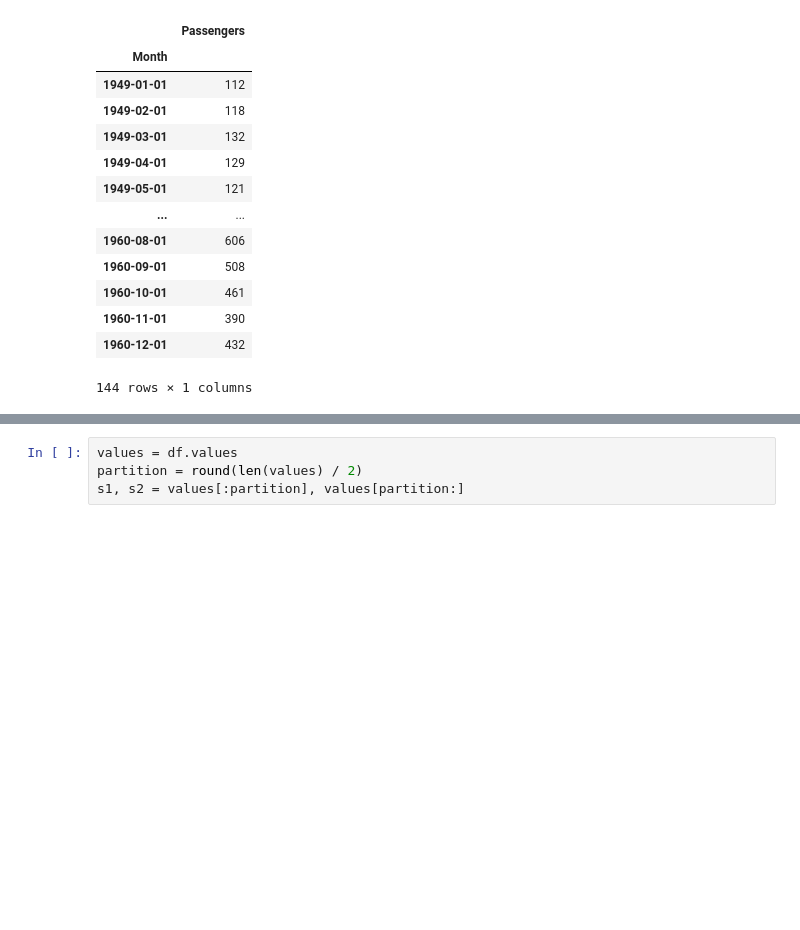
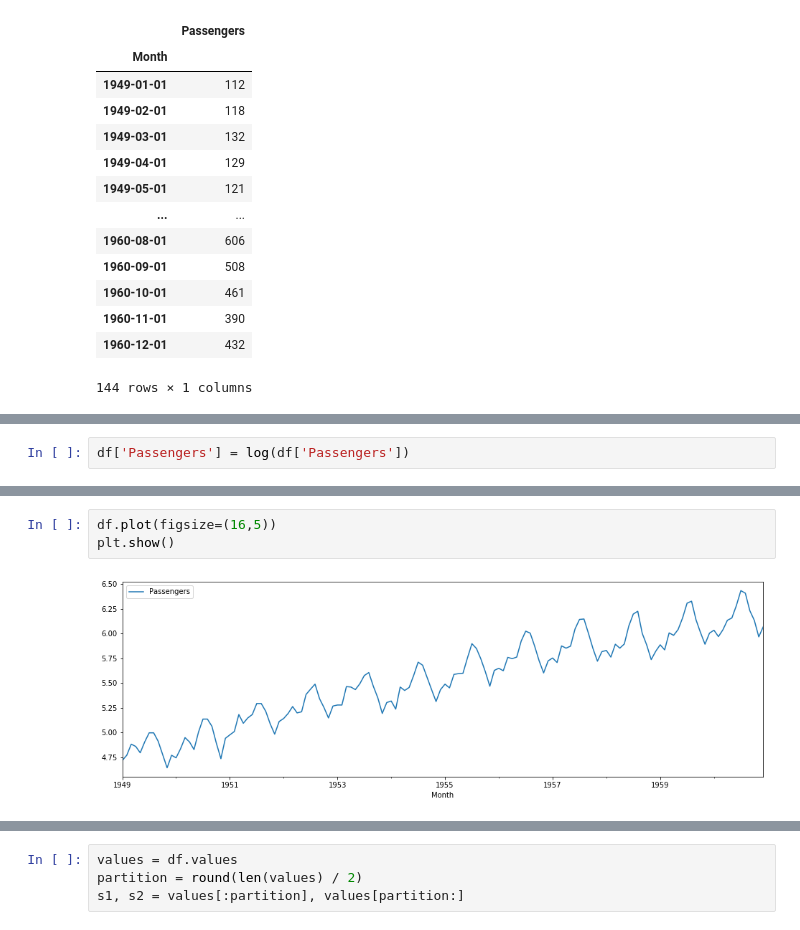
Before and after one commit to mehulchopradev/keyur-data-analytics, a Jupyter notebook: stationary_time_Series.ipynb, the cells around one changed output, grey strips where cells are left out. Cells and saved outputs as stored; diff of their text form; blank space fills up the shorter version.

```diff
--- a/stationary_time_Series.ipynb
+++ b/stationary_time_Series.ipynb
@@ -71,0 +95,2 @@ df
+# %%
+df['Passengers'] = log(df['Passengers'])
@@ -71,0 +114,5 @@ df
+# %%
+df.plot(figsize=(16,5))
+plt.show()
+# %% [output]
+[figure, added]
```
Also changed, not shown: parts of 8 cells of this notebook, 3 other files.
